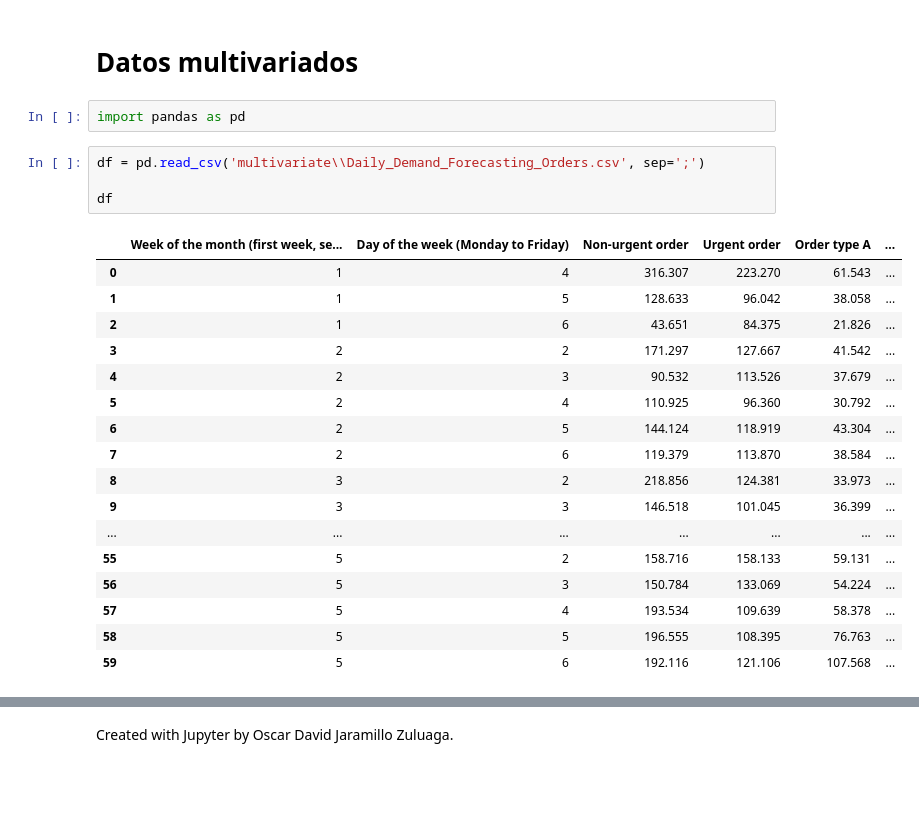
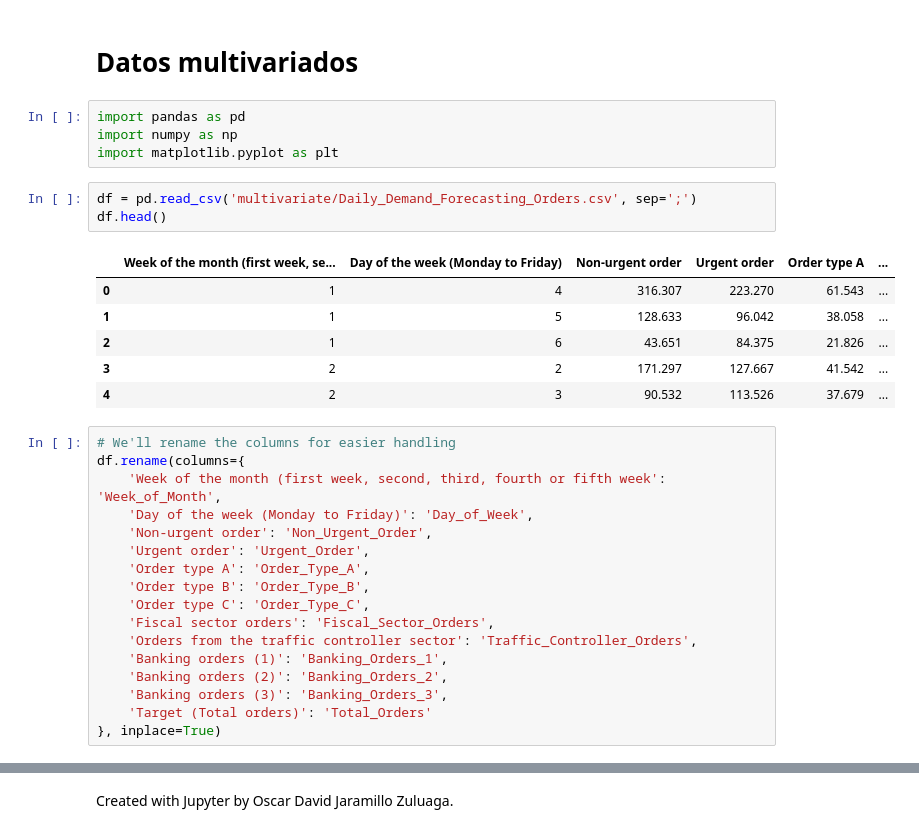
Before and after one commit to Pepe-Chuy/Examen2NL, a Jupyter notebook: Examen2_Tema2.ipynb, the cells around one changed output, grey strips where cells are left out. Drawn from its saved outputs; the diff is of its cells as text; blank space fills up the shorter version.

```diff
--- a/Examen2_Tema2.ipynb
+++ b/Examen2_Tema2.ipynb
@@ -150,25 +150,32 @@ Para ambos conjuntos de datos (univariado y multivariado), realiza las siguiente
 # Datos multivariados
 # %%
 import pandas as pd
+import numpy as np
+import matplotlib.pyplot as plt
 # %%
-df = pd.read_csv('multivariate\\Daily_Demand_Forecasting_Orders.csv', sep=';')
-
-df
+df = pd.read_csv('multivariate/Daily_Demand_Forecasting_Orders.csv', sep=';')
+df.head()
 # %% [output]
 |  | Week of the month (first week, se... | Day of the week (Monday to Friday) | Non-urgent order | Urgent order | Order type A | ... |
 | 0 | 1 | 4 | 316.307 | 223.270 | 61.543 | ... |
 | 1 | 1 | 5 | 128.633 | 96.042 | 38.058 | ... |
 | 2 | 1 | 6 | 43.651 | 84.375 | 21.826 | ... |
 | 3 | 2 | 2 | 171.297 | 127.667 | 41.542 | ... |
 | 4 | 2 | 3 | 90.532 | 113.526 | 37.679 | ... |
-| 5 | 2 | 4 | 110.925 | 96.360 | 30.792 | ... |
-| 6 | 2 | 5 | 144.124 | 118.919 | 43.304 | ... |
-| 7 | 2 | 6 | 119.379 | 113.870 | 38.584 | ... |
-| 8 | 3 | 2 | 218.856 | 124.381 | 33.973 | ... |
-| 9 | 3 | 3 | 146.518 | 101.045 | 36.399 | ... |
-| ... | ... | ... | ... | ... | ... | ... |
-| 55 | 5 | 2 | 158.716 | 158.133 | 59.131 | ... |
-| 56 | 5 | 3 | 150.784 | 133.069 | 54.224 | ... |
-| 57 | 5 | 4 | 193.534 | 109.639 | 58.378 | ... |
-| 58 | 5 | 5 | 196.555 | 108.395 | 76.763 | ... |
-| 59 | 5 | 6 | 192.116 | 121.106 | 107.568 | ... |
+# %%
+# We'll rename the columns for easier handling
+df.rename(columns={
+    'Week of the month (first week, second, third, fourth or fifth week': 'Week_of_Month',
+    'Day of the week (Monday to Friday)': 'Day_of_Week',
+    'Non-urgent order': 'Non_Urgent_Order',
+    'Urgent order': 'Urgent_Order',
+    'Order type A': 'Order_Type_A',
+    'Order type B': 'Order_Type_B',
+    'Order type C': 'Order_Type_C',
+    'Fiscal sector orders': 'Fiscal_Sector_Orders',
+    'Orders from the traffic controller sector': 'Traffic_Controller_Orders',
+    'Banking orders (1)': 'Banking_Orders_1',
+    'Banking orders (2)': 'Banking_Orders_2',
+    'Banking orders (3)': 'Banking_Orders_3',
+    'Target (Total orders)': 'Total_Orders'
+}, inplace=True)
```
Also changed, not shown: parts of 7 cells of this notebook, 1 other file.
